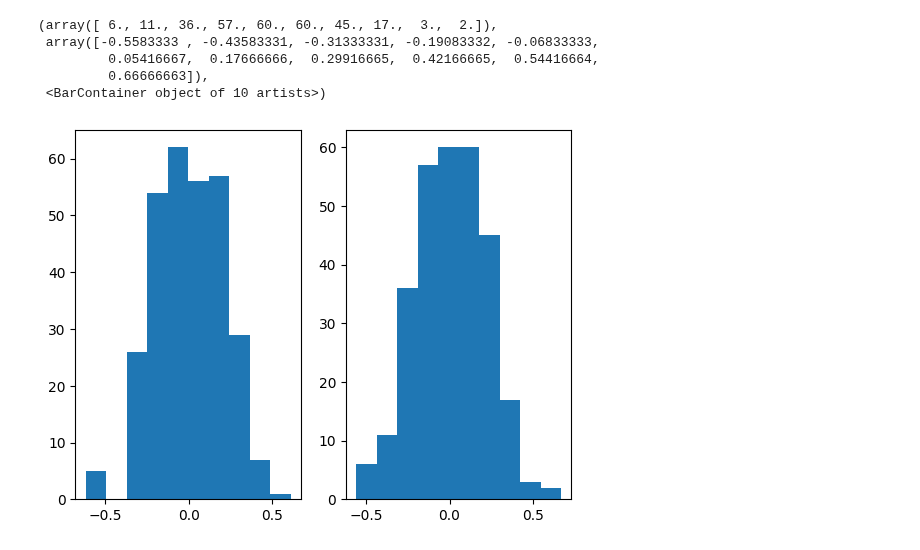
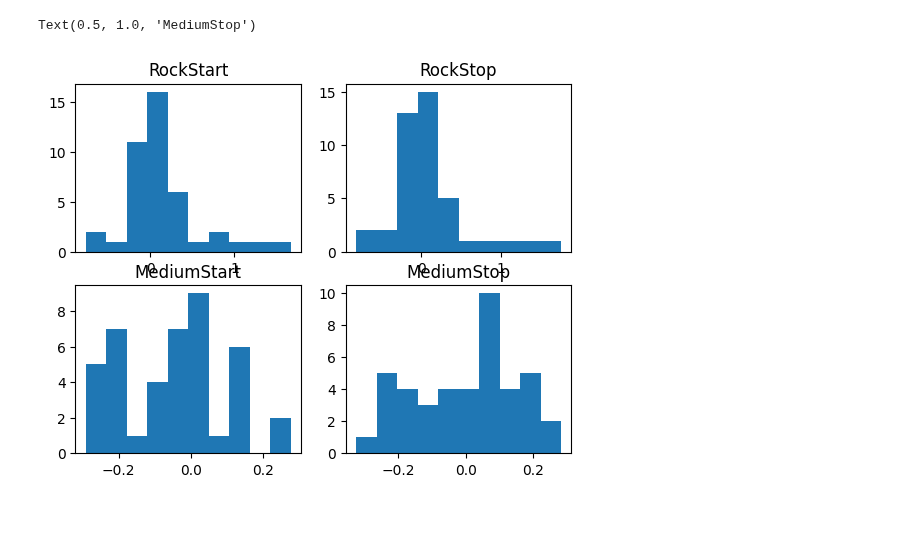
Before and after one commit to BonnenLab/visualize-skelly-laser-environment, a Jupyter notebook: fixations-vs-feet.ipynb, the cells around one changed output. Cells and saved outputs as stored; diff of their text form; code cells hidden in the pictures; blank space fills up the shorter version.

```diff
--- a/fixations-vs-feet.ipynb
+++ b/fixations-vs-feet.ipynb
@@ -132 +119,10 @@ stopNearest = np.array(stop_indices)
+# %%
+#nearest neighbor for medium
+neigh = NearestNeighbors(n_neighbors=1, algorithm='auto').fit(footfalls_m)
+
+start_distances_m, start_indices_m = neigh.kneighbors(fixStart_m)
+stop_distances_m, stop_indices_m = neigh.kneighbors(fixStop_m)
+
+startNearest_m = np.array(start_indices_m)
+stopNearest_m= np.array(stop_indices_m)
 # %%
@@ -174,9 +138,0 @@ nearestFootfalls['NormStart'] = minmaxnorm
-# %%
-NormStop = np.array(nearestFootfalls['TimeNearFixStop'].copy())
-minmaxnorm_stop = []
-
-for x in NormStop:
-    y = ((x - fmin) / (fmax - fmin))
-    minmaxnorm_stop.append(y)
-
-nearestFootfalls['NormStop'] = minmaxnorm_stop
@@ -219,30 +139,41 @@ sns.kdeplot(data=nearestFootfalls, x='NormStop')
 # %%
-rel_start_time = []
-rel_stop_time = []
+rel_start = []
+rel_stop = []
+rel_start_m = []
+rel_stop_m = []
 
-for x, y in zip(Start,start_times_f):
-    z = x - y
-    rel_start_time.append(z)
+for x, y,xm,ym in zip(Start,closest_timeStart,fixStart_m,closest_timeStart_m):
+    z,zm = x - y, xm-ym
+    rel_start.append(z)
+    rel_start_m.append(zm)
 
-for x, y in zip(Stop,stop_times_f):
-    z = x - y
-    rel_stop_time.append(z)
+for x, y,xm,ym in zip(Stop,closest_timeStop,fixStop_m,closest_timeStop_m):
+    z,zm = x - y, xm-ym
+    rel_stop.append(z)
+    rel_stop_m.append(zm)
 
-rel_start_time = np.array(rel_start_time)
-rel_stop_time = np.array(rel_stop_time)
+rel_start_time, rel_start_time_m = np.array(rel_start), np.array(rel_start_m)
+rel_stop_time, rel_stop_time_m = np.array(rel_stop), np.array(rel_stop_m)
 
 
-plt.subplot(1,2,1)
+plt.subplot(2,2,1)
 plt.hist(rel_start_time[:,0])
+plt.title('RockStart')
 
 
-plt.subplot(1,2,2)
+plt.subplot(2,2,2)
 plt.hist(rel_stop_time[:,0])
+plt.title('RockStop')
+
+plt.subplot(2,2,3)
+plt.hist(rel_start_time_m[:,0])
+plt.title('MediumStart')
+
+
+plt.subplot(2,2,4)
+plt.hist(rel_stop_time_m[:,0])
+plt.title('MediumStop')
 # %% [output]
-(array([ 6., 11., 36., 57., 60., 60., 45., 17.,  3.,  2.]),
- array([-0.5583333 , -0.43583331, -0.31333331, -0.19083332, -0.06833333,
-         0.05416667,  0.17666666,  0.29916665,  0.42166665,  0.54416664,
-         0.66666663]),
- <BarContainer object of 10 artists>)
+Text(0.5, 1.0, 'MediumStop')
-[figure, old version]
+[figure, new version]
 # %%
```
Also changed, not shown: parts of 29 cells of this notebook.
